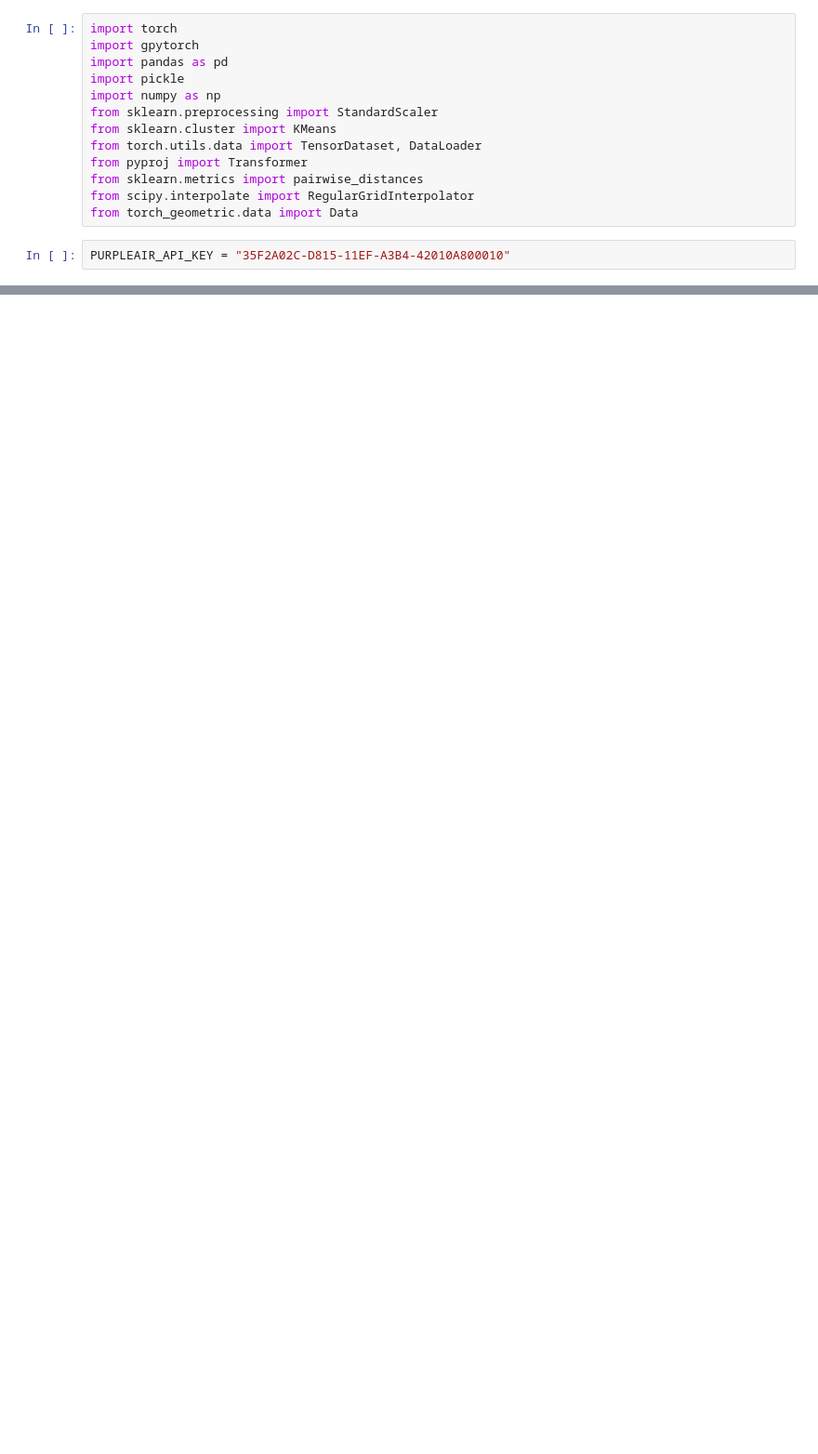
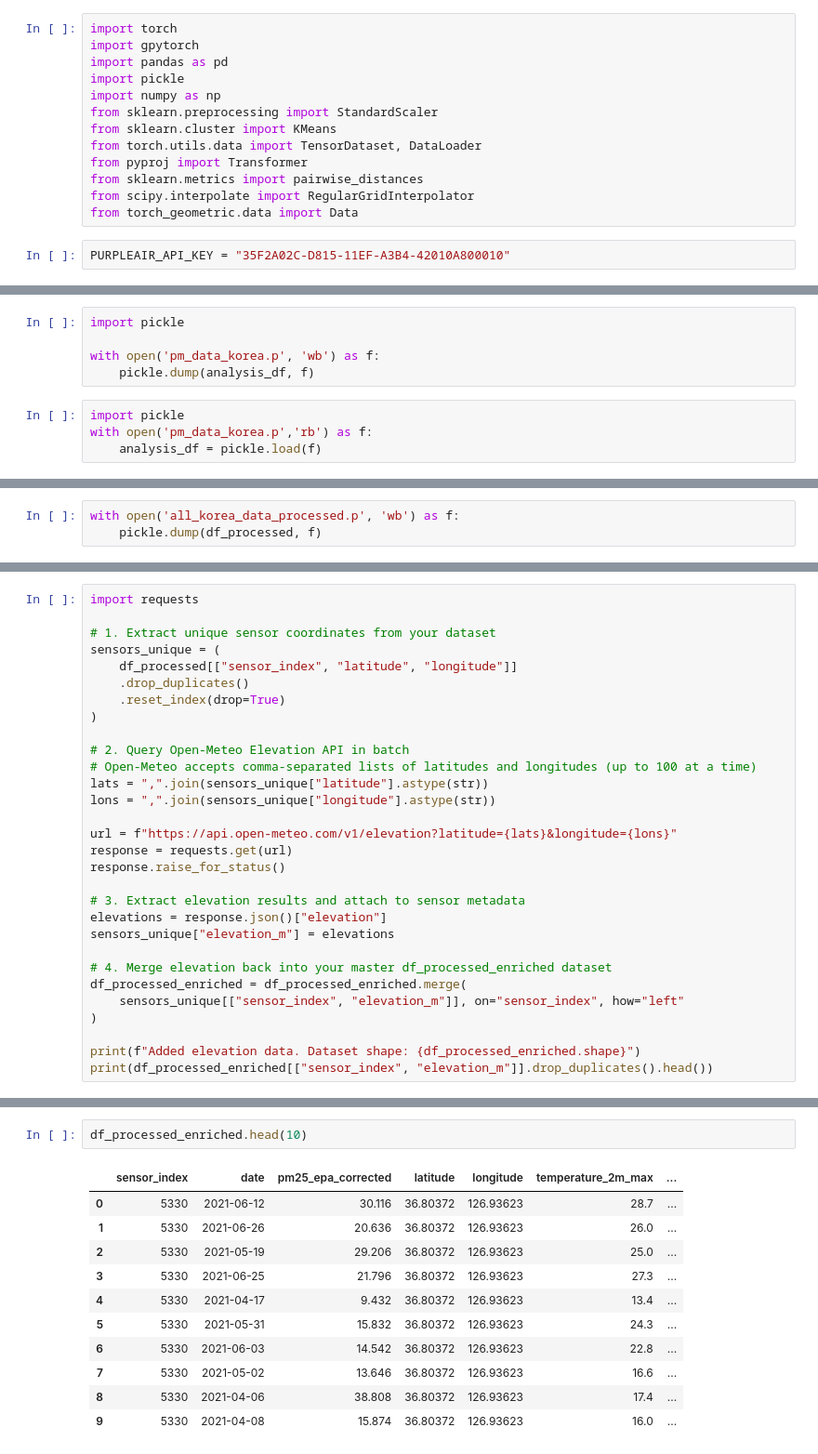
Before and after one commit to moundong19/Korea-Research, a Jupyter notebook: korea_application_data_prep.ipynb, the cells around one changed output, grey strips where cells are left out. Shown at 93% size. Cells and saved outputs as stored; diff of their text form; blank space fills up the shorter version.

```diff
--- a/korea_application_data_prep.ipynb
+++ b/korea_application_data_prep.ipynb
@@ -294,0 +686,9 @@ Pulling sensor 64937 (성거도서관)...
+# %%
+import pickle
+
+with open('pm_data_korea.p', 'wb') as f:
+    pickle.dump(analysis_df, f)
+# %%
+import pickle
+with open('pm_data_korea.p','rb') as f:
+    analysis_df = pickle.load(f)
@@ -294,0 +1080,3 @@ Pulling sensor 64937 (성거도서관)...
+# %%
+with open('all_korea_data_processed.p', 'wb') as f:
+    pickle.dump(df_processed, f)
@@ -294,0 +1342,30 @@ Pulling sensor 64937 (성거도서관)...
+# %%
+import requests
+
+# 1. Extract unique sensor coordinates from your dataset
+sensors_unique = (
+    df_processed[["sensor_index", "latitude", "longitude"]]
+    .drop_duplicates()
+    .reset_index(drop=True)
+)
+
+# 2. Query Open-Meteo Elevation API in batch
+# Open-Meteo accepts comma-separated lists of latitudes and longitudes (up to 100 at a time)
+lats = ",".join(sensors_unique["latitude"].astype(str))
+lons = ",".join(sensors_unique["longitude"].astype(str))
+
+url = f"https://api.open-meteo.com/v1/elevation?latitude={lats}&longitude={lons}"
+response = requests.get(url)
+response.raise_for_status()
+
+# 3. Extract elevation results and attach to sensor metadata
+elevations = response.json()["elevation"]
+sensors_unique["elevation_m"] = elevations
+
+# 4. Merge elevation back into your master df_processed_enriched dataset
+df_processed_enriched = df_processed_enriched.merge(
+    sensors_unique[["sensor_index", "elevation_m"]], on="sensor_index", how="left"
+)
+
+print(f"Added elevation data. Dataset shape: {df_processed_enriched.shape}")
+print(df_processed_enriched[["sensor_index", "elevation_m"]].drop_duplicates().head())
@@ -294,0 +1394,14 @@ Pulling sensor 64937 (성거도서관)...
+# %%
+df_processed_enriched.head(10)
+# %% [output]
+|  | sensor_index | date | pm25_epa_corrected | latitude | longitude | temperature_2m_max | ... |
+| 0 | 5330 | 2021-06-12 | 30.116 | 36.80372 | 126.93623 | 28.7 | ... |
+| 1 | 5330 | 2021-06-26 | 20.636 | 36.80372 | 126.93623 | 26.0 | ... |
+| 2 | 5330 | 2021-05-19 | 29.206 | 36.80372 | 126.93623 | 25.0 | ... |
+| 3 | 5330 | 2021-06-25 | 21.796 | 36.80372 | 126.93623 | 27.3 | ... |
+| 4 | 5330 | 2021-04-17 | 9.432 | 36.80372 | 126.93623 | 13.4 | ... |
+| 5 | 5330 | 2021-05-31 | 15.832 | 36.80372 | 126.93623 | 24.3 | ... |
+| 6 | 5330 | 2021-06-03 | 14.542 | 36.80372 | 126.93623 | 22.8 | ... |
+| 7 | 5330 | 2021-05-02 | 13.646 | 36.80372 | 126.93623 | 16.6 | ... |
+| 8 | 5330 | 2021-04-06 | 38.808 | 36.80372 | 126.93623 | 17.4 | ... |
+| 9 | 5330 | 2021-04-08 | 15.874 | 36.80372 | 126.93623 | 16.0 | ... |
```
Also changed, not shown: parts of 35 cells of this notebook, 1 other file.
